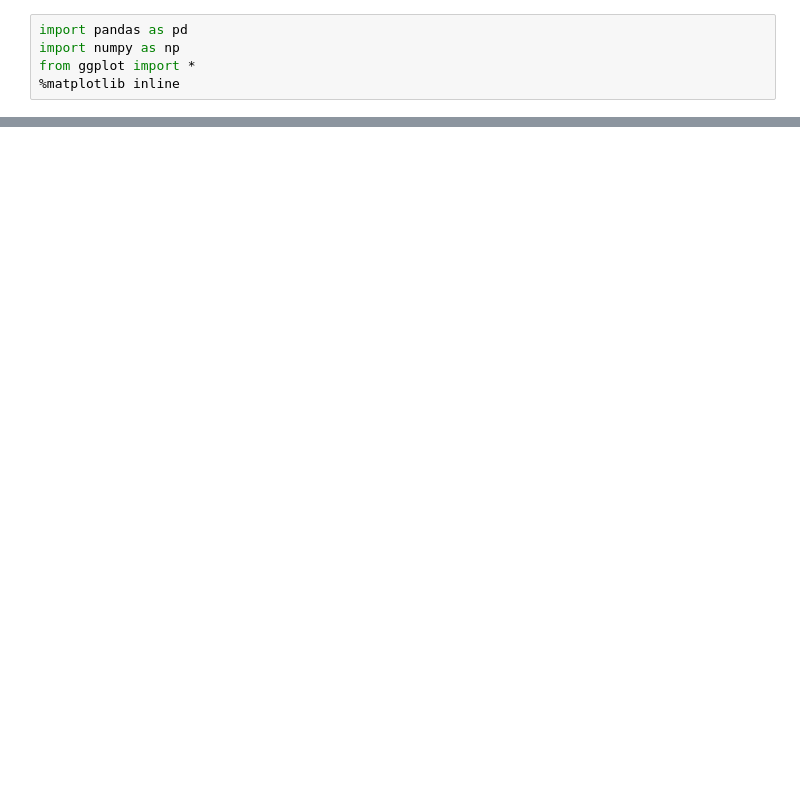
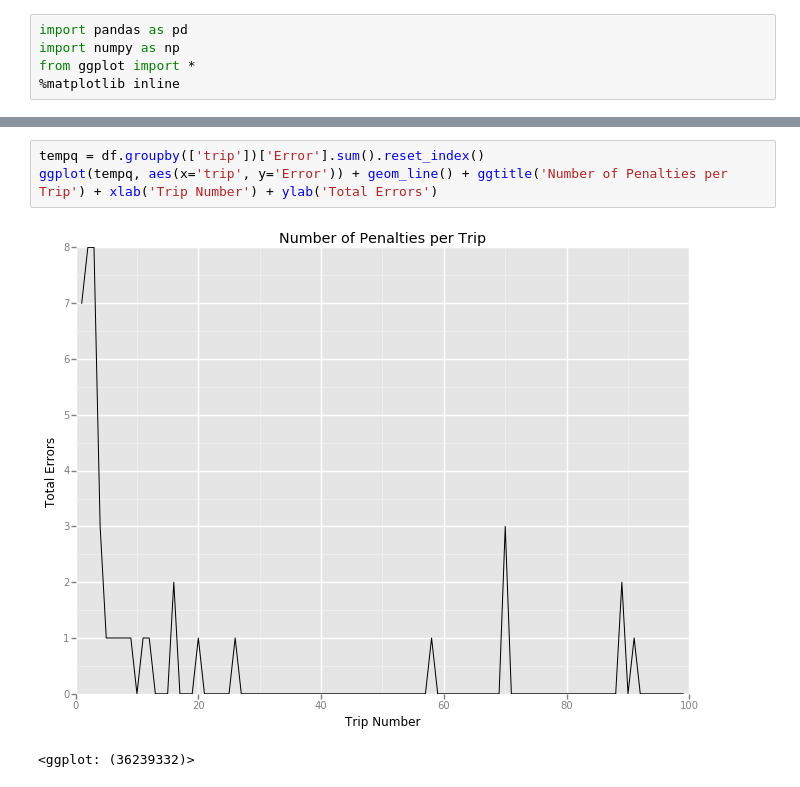
Before and after one commit to jank3/Machine-Learning-Engineer-Nanodegree, a Jupyter notebook: P4. Train a Smartcab/smartcab/smartcab/Performance Analysis.ipynb, the cells around one changed output, grey strips where cells are left out. Cells and saved outputs as stored; diff of their text form; blank space fills up the shorter version.

```diff
--- a/P4. Train a Smartcab/smartcab/smartcab/Performance Analysis.ipynb
+++ b/P4. Train a Smartcab/smartcab/smartcab/Performance Analysis.ipynb
@@ -41,0 +46,6 @@ DataError: No numeric types to aggregate
+# %%
+tempq = df.groupby(['trip'])['Error'].sum().reset_index()
+ggplot(tempq, aes(x='trip', y='Error')) + geom_line() + ggtitle('Number of Penalties per Trip') + xlab('Trip Number') + ylab('Total Errors')
+# %% [output]
+[figure, added]
+<ggplot: (36239332)>
```
Also changed, not shown: parts of 7 cells of this notebook, 5 other files.
